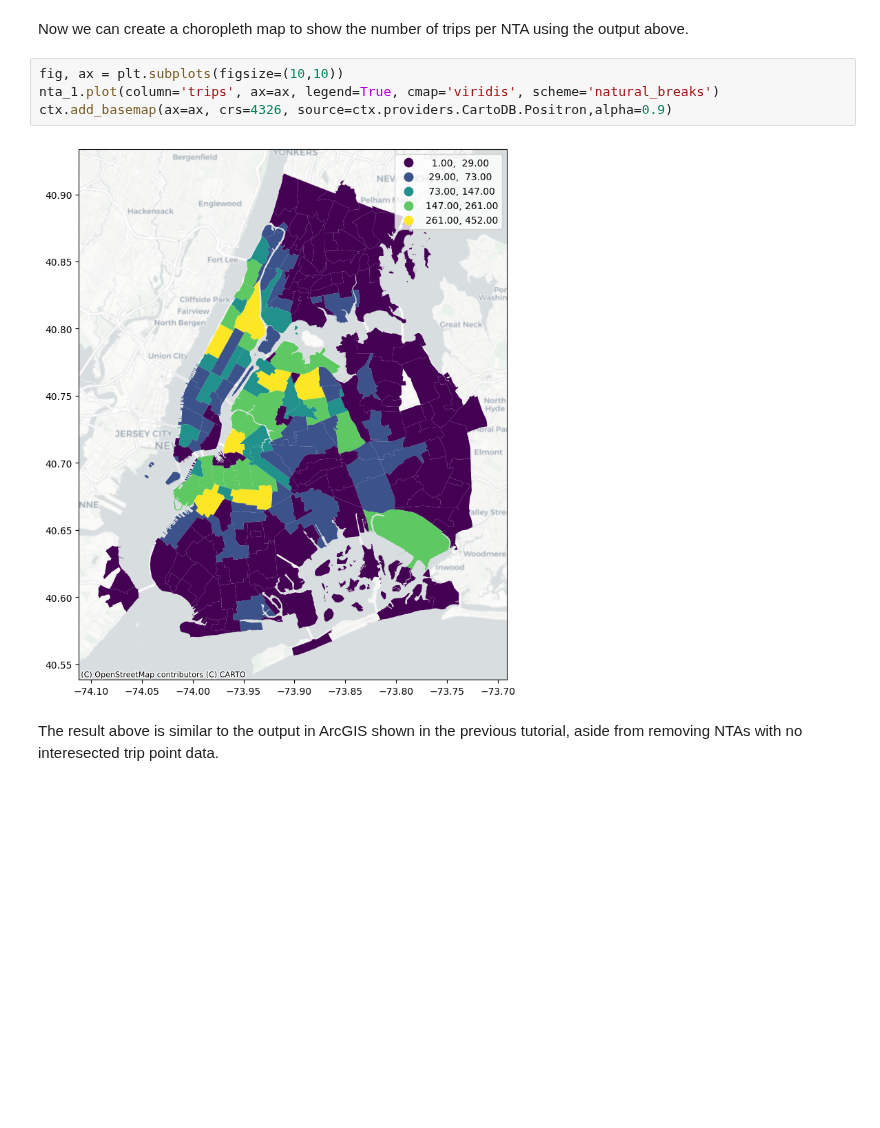
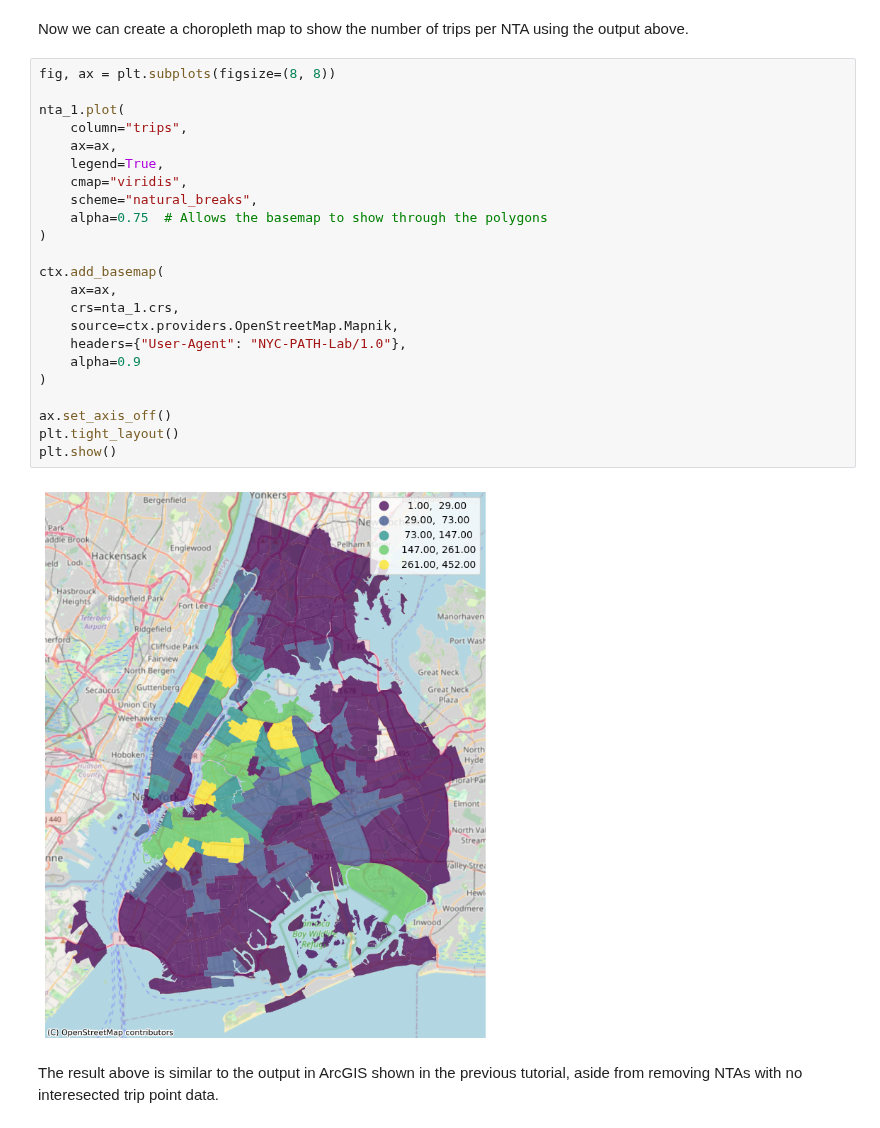
Before and after one commit to Zoey4222/python-geo-lab, a Jupyter notebook: pyGIS_part2_1.ipynb, the cells around one changed output. Saved outputs shown, nothing was run; the diff lists cells and outputs as text; blank space fills up the shorter version.

```diff
--- a/pyGIS_part2_1.ipynb
+++ b/pyGIS_part2_1.ipynb
@@ -251,10 +248,29 @@ nta_1.head()
 # %% [markdown]
 Now we can create a choropleth map to show the number of trips per NTA using the output above.
 # %%
-fig, ax = plt.subplots(figsize=(10,10))
-nta_1.plot(column='trips', ax=ax, legend=True, cmap='viridis', scheme='natural_breaks')
-ctx.add_basemap(ax=ax, crs=4326, source=ctx.providers.CartoDB.Positron,alpha=0.9)
+fig, ax = plt.subplots(figsize=(8, 8))
+
+nta_1.plot(
+    column="trips",
+    ax=ax,
+    legend=True,
+    cmap="viridis",
+    scheme="natural_breaks",
+    alpha=0.75  # Allows the basemap to show through the polygons
+)
+
+ctx.add_basemap(
+    ax=ax,
+    crs=nta_1.crs,
+    source=ctx.providers.OpenStreetMap.Mapnik,
+    headers={"User-Agent": "NYC-PATH-Lab/1.0"},
+    alpha=0.9
+)
+
+ax.set_axis_off()
+plt.tight_layout()
+plt.show()
 # %% [output]
-[figure, old version]
+[figure, new version]
 # %% [markdown]
 The result above is similar to the output in ArcGIS shown in the previous tutorial, aside from removing NTAs with no interesected trip point data.
```
Also changed, not shown: parts of 2 cells of this notebook.
